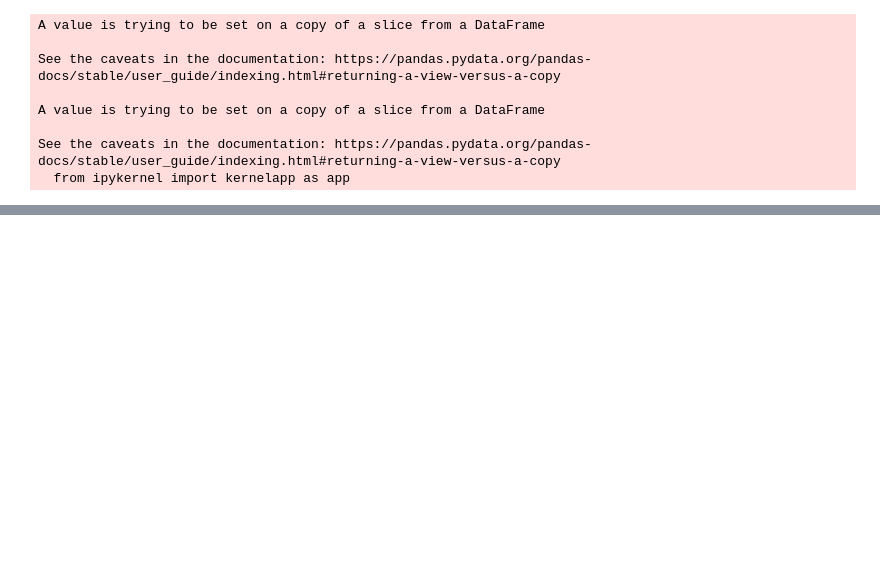
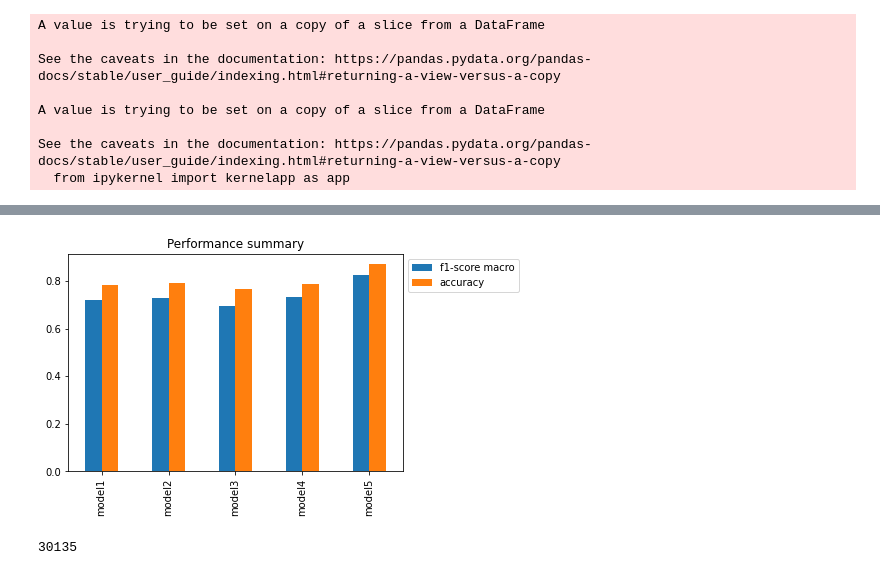
Before and after one commit to eddie8615/nlp_project, a Jupyter notebook: pubmed_nlp.ipynb, the cells around one changed output, grey strips where cells are left out. Cells and saved outputs as stored; diff of their text form; code cells hidden in the pictures; blank space fills up the shorter version.

```diff
--- a/pubmed_nlp.ipynb
+++ b/pubmed_nlp.ipynb
@@ -510,6 +546,10 @@ Epoch 5/5
 <keras.callbacks.History at 0x...>
 # %%
+model_4 = create_model4()
+model_4.fit(combined_text_data, combined_labels_vec, class_weight=cw_dict, batch_size=256, epochs=5)
+
 y_pred_vec = model_4.predict(test_text_cleaned)
 y_pred = np.argmax(y_pred_vec, axis=1)
-evaluate(y_test, y_pred)
+model4_result = evaluate(y_test, y_pred)
+model_results.append(model4_result)
 # %% [output]
@@ -639,6 +697,11 @@ Epoch 5/5
 <keras.callbacks.History at 0x...>
 # %%
+model_5 = create_model5()
+combined_line_data = pd.concat([train_data[['line_number', 'total_lines']], dev_data[['line_number', 'total_lines']]], axis=0)
+model_5.fit([combined_line_data, combined_text_data], combined_labels_vec, class_weight=cw_dict, batch_size=256, epochs=5)
+
 y_pred_vec = model_5.predict([test_data[['line_number', 'total_lines']], test_text_cleaned])
 y_pred = np.argmax(y_pred_vec, axis=1)
-evaluate(y_test, y_pred)
+model5_result = evaluate(y_test, y_pred)
+model_results.append(model5_result)
 # %% [output]
@@ -655,0 +725,6 @@ weighted avg       0.88      0.88      0.88     30135
+# %%
+models = ['model1', 'model2', 'model3', 'model4', 'model5']
+model_results = dict(zip(models, model_results))
+# %%
+results = pd.DataFrame(model_results).transpose()
+results
@@ -655,0 +738,8 @@ weighted avg       0.88      0.88      0.88     30135
+# %%
+results.plot(kind='bar', title='Performance summary').legend(bbox_to_anchor=(1.0, 1.0));
+# %% [output]
+[figure, added]
+# %%
+len(y_test)
+# %% [output]
+30135
```
Also changed, not shown: parts of 30 cells of this notebook.
